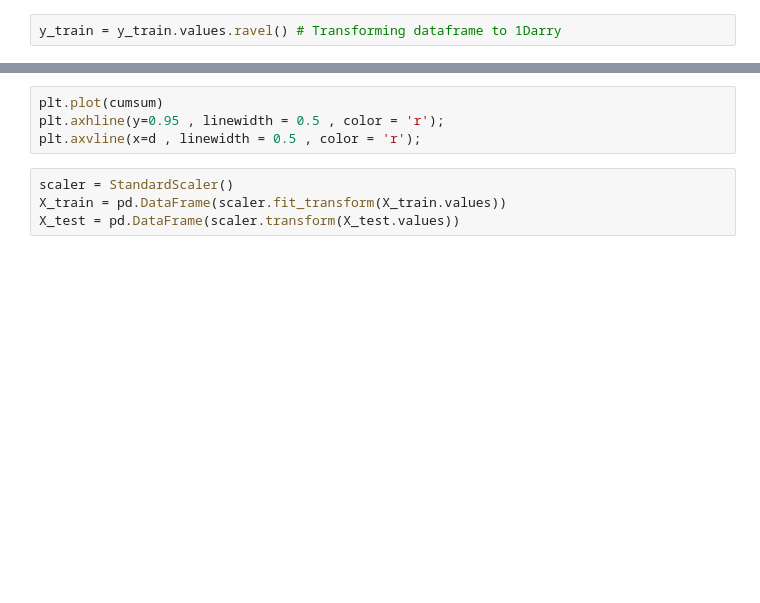
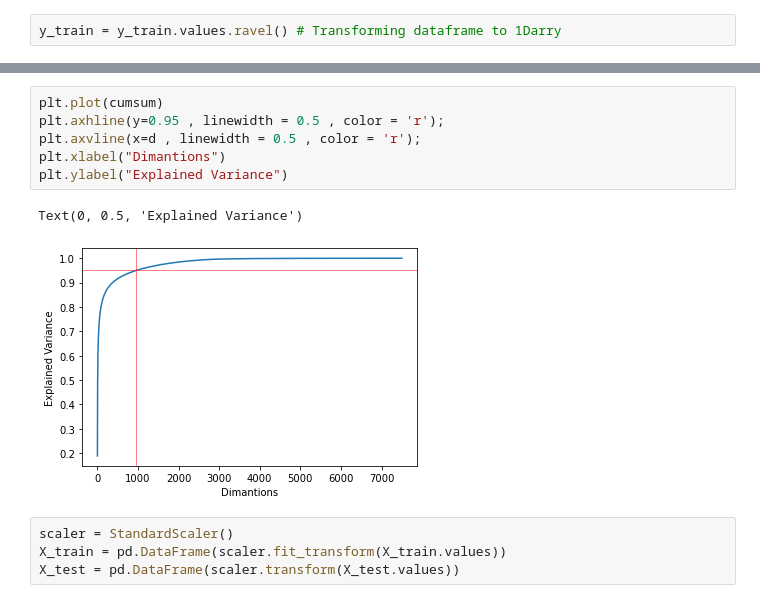
Before and after one commit to diklabirman/Data_Viz_Final_Project, a Jupyter notebook: DOGS VS. CATS.ipynb, the cells around one changed output, grey strips where cells are left out. Saved outputs shown, nothing was run; the diff lists cells and outputs as text; blank space fills up the shorter version.

```diff
--- a/DOGS VS. CATS.ipynb
+++ b/DOGS VS. CATS.ipynb
@@ -267,7 +567,12 @@ print (d)
 # %%
 plt.plot(cumsum)
 plt.axhline(y=0.95 , linewidth = 0.5 , color = 'r');
 plt.axvline(x=d , linewidth = 0.5 , color = 'r');
+plt.xlabel("Dimantions")
+plt.ylabel("Explained Variance")
+# %% [output]
+Text(0, 0.5, 'Explained Variance')
+[figure, added]
 # %%
 scaler = StandardScaler()
 X_train = pd.DataFrame(scaler.fit_transform(X_train.values))
```
Also changed, not shown: parts of 84 cells of this notebook.
